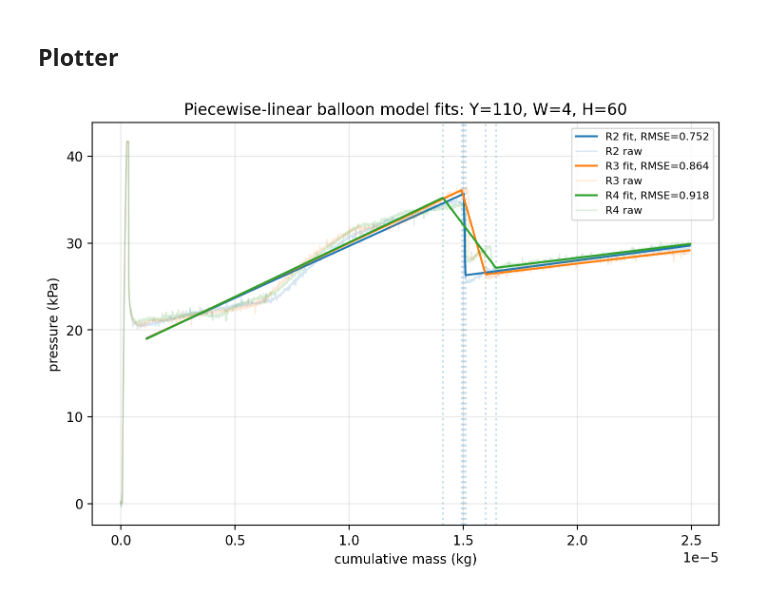
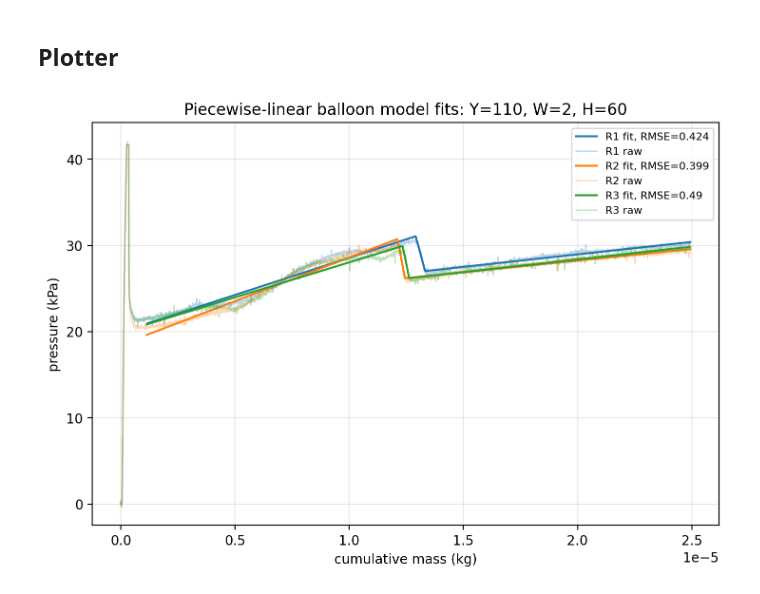
Before and after one commit to anwxwna/dismech-python-balloon, a Jupyter notebook: bifurcations_air.ipynb, the cells around one changed output. Saved outputs shown, nothing was run; the diff lists cells and outputs as text; code cells hidden in the pictures.

```diff
--- a/bifurcations_air.ipynb
+++ b/bifurcations_air.ipynb
@@ -805,7 +1255,7 @@ def plot_all_runs_fitted_model_curves_from_loader_mass(
     fit_kwargs=None,
     line_kwargs=None,
     show_raw: bool = True,          # NEW
-    raw_alpha: float = 0.18,        # NEW
+    raw_alpha: float = 0.3,        # NEW
     raw_linewidth: float = 1.0,     # NEW
     raw_kwargs=None,                # NEW
 ):
@@ -940,24 +1390,25 @@ def plot_all_runs_fitted_model_curves_from_loader_mass(
 # %%
 runs_by_WH = {
     (2, 40): [1, 2, 3],
     (4, 40): [1, 2, 3],
     (2, 60): [1, 2, 3],
     (4, 60): [2, 3, 4],
 }
 
 ax, results, dfs_loaded = plot_all_runs_fitted_model_curves_from_loader_mass(
     folder=FOLDER,
     Y=110,
-    W=4,
+    W=2,
     H=60,
     runs_by_WH=runs_by_WH,
     model_t_min=6.0,
     show_legend=True,
     fit_kwargs={
         "use_offset": True,
     },
+    raw_alpha=0.3
 )
 
 plt.show()
 # %% [output]
-[figure, old version]
+[figure, new version]
```
Also changed, not shown: parts of 42 cells of this notebook, 3 other files.
